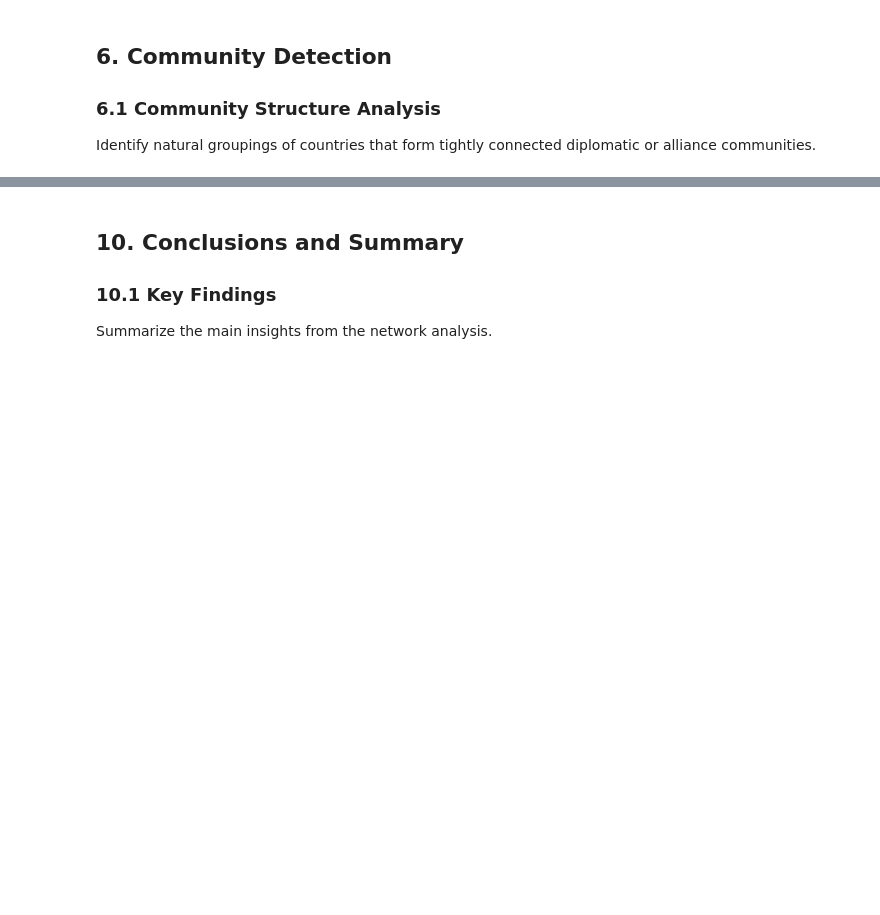
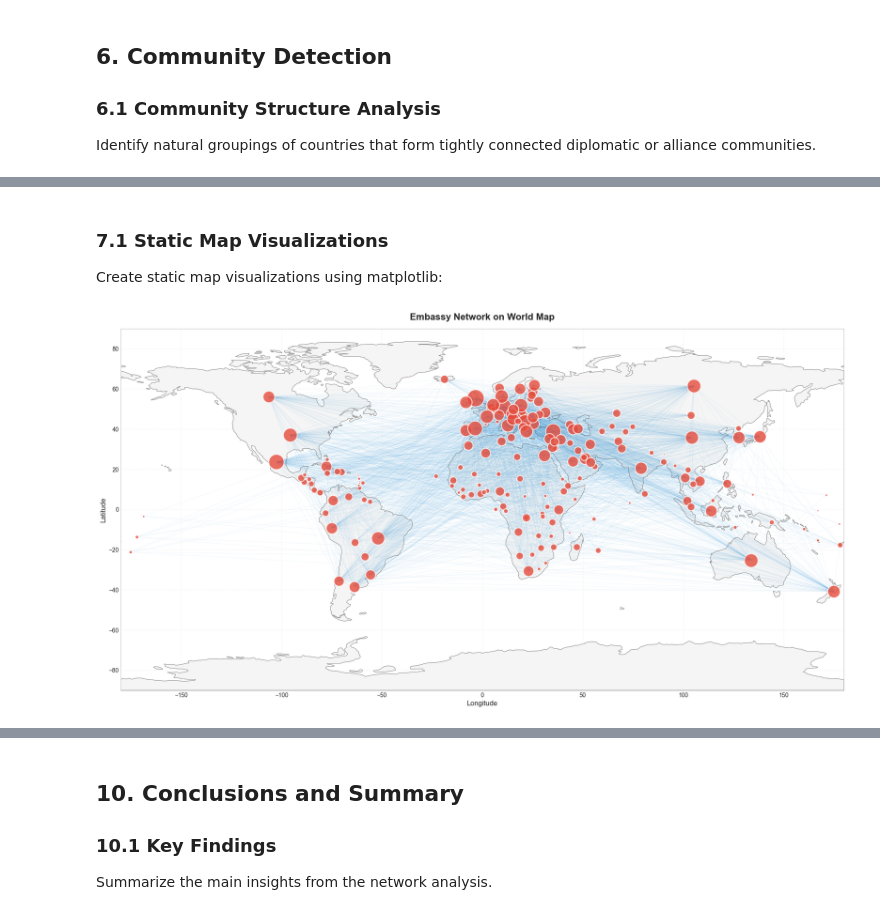
Before and after one commit to benj3542/IP_graph, a Jupyter notebook: AssigmentB.ipynb, the cells around one changed output, grey strips where cells are left out. Saved outputs shown, nothing was run; the diff lists cells and outputs as text; code cells hidden in the pictures; blank space fills up the shorter version.

```diff
--- a/AssigmentB.ipynb
+++ b/AssigmentB.ipynb
@@ -709,0 +1703,17 @@ Analyze the properties of each community (size, internal density, key members).
+# %% [markdown]
+### 7.1 Static Map Visualizations
+
+Create static map visualizations using matplotlib:
+# %%
+_ = add_coordinates_to_graph(G_embassy)
+_ = add_coordinates_to_graph(G_alliance)
+
+plot_network_simple_map(
+    G_embassy,
+    title="Embassy Network on World Map",
+    node_size_multiplier=5,
+    edge_width_multiplier=0.2,
+    edge_alpha=0.15
+)
+# %% [output]
+[figure, added]
```
Also changed, not shown: parts of 22 cells of this notebook, 3 other files.
